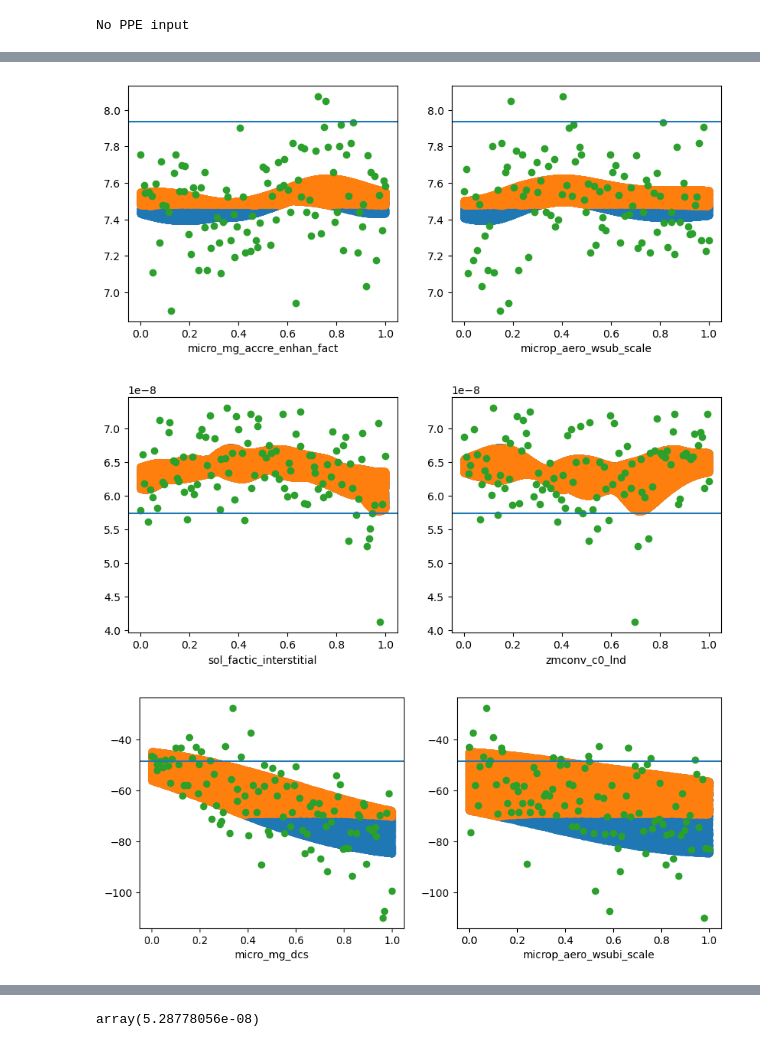
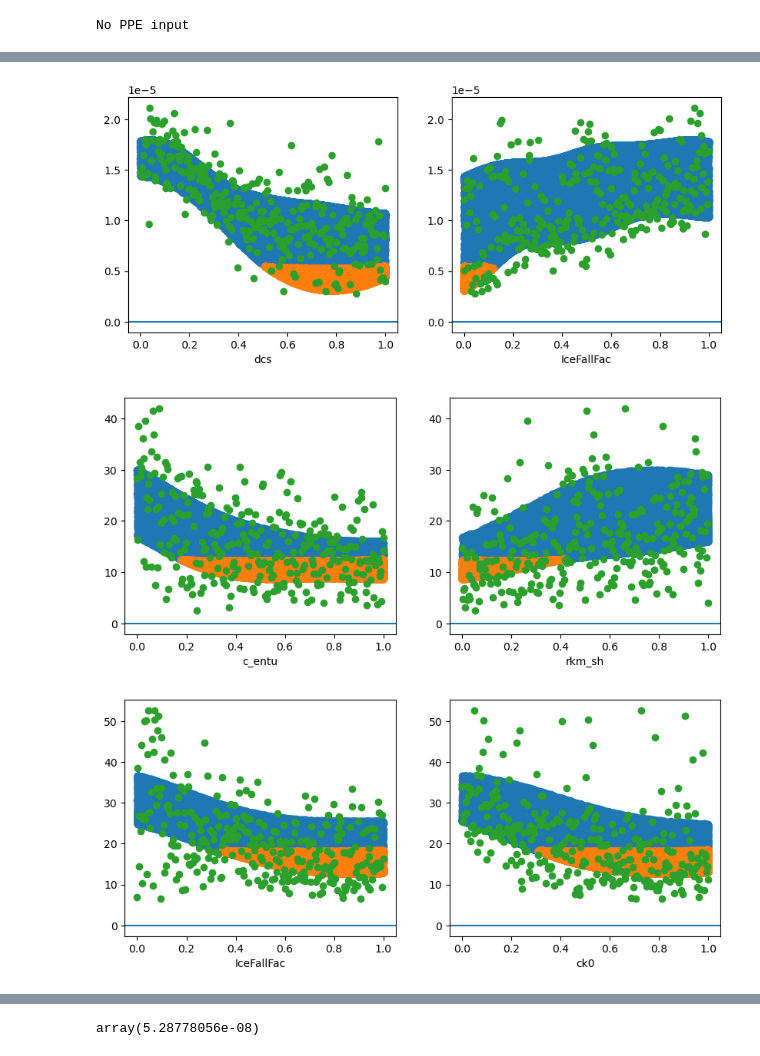
Before and after one commit to yiqioyang/proj2dhullsampler, a Jupyter notebook: prepare.ipynb, the cells around one changed output, grey strips where cells are left out. Saved outputs shown, nothing was run; the diff lists cells and outputs as text; code cells hidden in the pictures.

Commit message:
Commit for gfdl project

```diff
--- a/prepare.ipynb
+++ b/prepare.ipynb
@@ -57,5 +43,0 @@ ppe = None
-# %%
-# para = xr.open_dataset("/glade/work/qingyuany/camml_re/v0/parameter_34_100.nc")
-# para = para.to_dataframe().drop(columns = 'Sample_nmb')
-# para.index = para.index +1
-para = pd.read_csv("/glade/work/qingyuany/camml_re/v1_b/post_simulations/paras.csv", index_col=0)
@@ -81,7 +44,5 @@ ppe_precip_freq = pd.read_csv('/glade/work/qingyuany/camml_re/v1_b/post_simulati
 # %%
-# obs_precip_freq = np.quantile(arr['imerg_precip'], [0.9, 0.95, 0.99], axis = (0,1))
-# obs_precip_freq = pd.Series(obs_precip_freq, index = ['precip090', 'precip095', 'precip099'])
-# obs_precip_freq.to_csv('/glade/work/qingyuany/camml_re/v0/obs_precip_freq.csv')
 
-obs_precip_freq = pd.read_csv('/glade/work/qingyuany/camml_re/v0/obs_precip_freq.csv', index_col = 0)
-obs_precip_freq = obs_precip_freq.iloc[:,0]
+ppe_added1 = pd.read_csv('/glade/work/qingyuany/gfdl_esm/v0/PPE_output_target_scores1.csv', index_col = False)
+ppe_added2 = pd.read_csv('/glade/work/qingyuany/gfdl_esm/v0/PPE_output_target_scores2.csv', index_col = False)
+ppe_added = pd.concat([ppe_added1, ppe_added2], axis = 1)
@@ -106,0 +49,4 @@ ppe_precip_freq.describe()
+# %%
+obs_added = ppe_added.iloc[0,:].copy()
+obs_added.iloc[:] = 0
+obs_added
@@ -117,7 +81,7 @@ manul_ppe_info
 |  | nm | lat_min | lat_max | lon_min | lon_max |
 | 0 | PRECT | 4 | 7 | 1 | 359 |
 # %%
-test_case = Prep_Mask_Generation(working_dir, case_name, ppe, obs, obs_dict, para, lat_bins, manul_ppe_info, [ppe_precip_freq, obs_precip_freq])
+test_case = Prep_Mask_Generation(working_dir, case_name, ppe, obs, obs_dict, para, lat_bins, manul_ppe_info, [ppe_added, obs_added])
 # %% [output]
 No PPE input
 # %%
@@ -136,12 +96,12 @@ Index([], dtype='object')
 # %%
-test_case.visualize_check('TMQ_zonal_65to75')
+test_case.visualize_check('Ice_Radius_MODIS')
 # %% [output]
-[figure, old version]
+[figure, new version]
 # %%
-test_case.visualize_check('PRECT_zonal_-5to5')
+test_case.visualize_check('NET_TOA')
 # %% [output]
-[figure, old version]
+[figure, new version]
 # %%
-test_case.visualize_check('SWCF_zonal_-5to5')
+test_case.visualize_check('500mb_Geopotential_Height')
 # %% [output]
-[figure, old version]
+[figure, new version]
```
Also changed, not shown: parts of 29 cells of this notebook, 1 other file.
